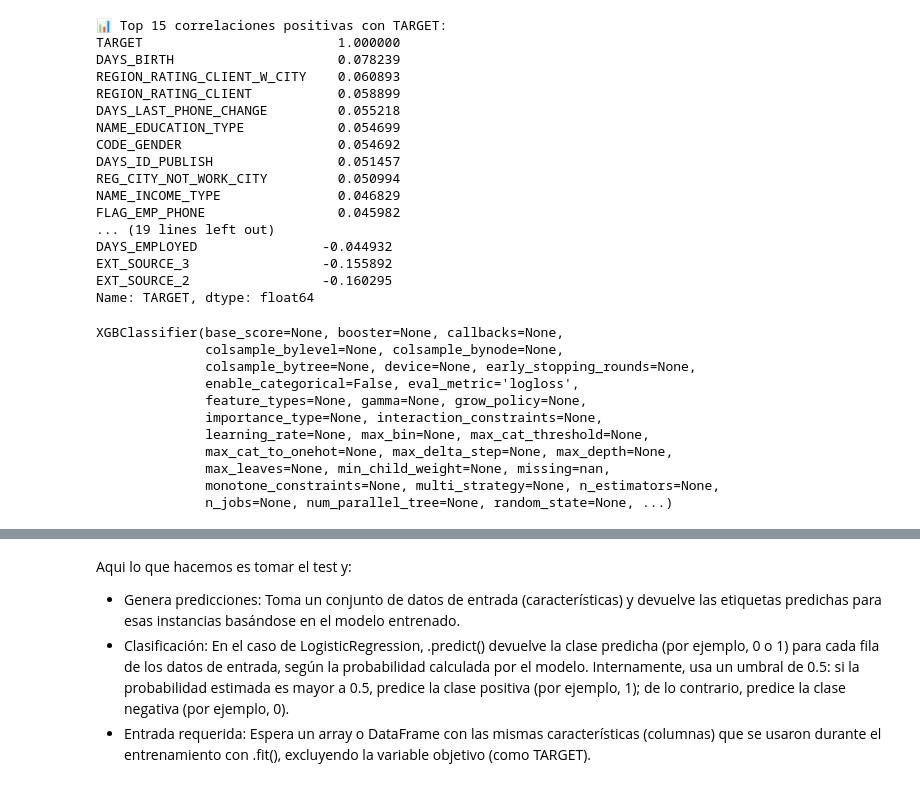
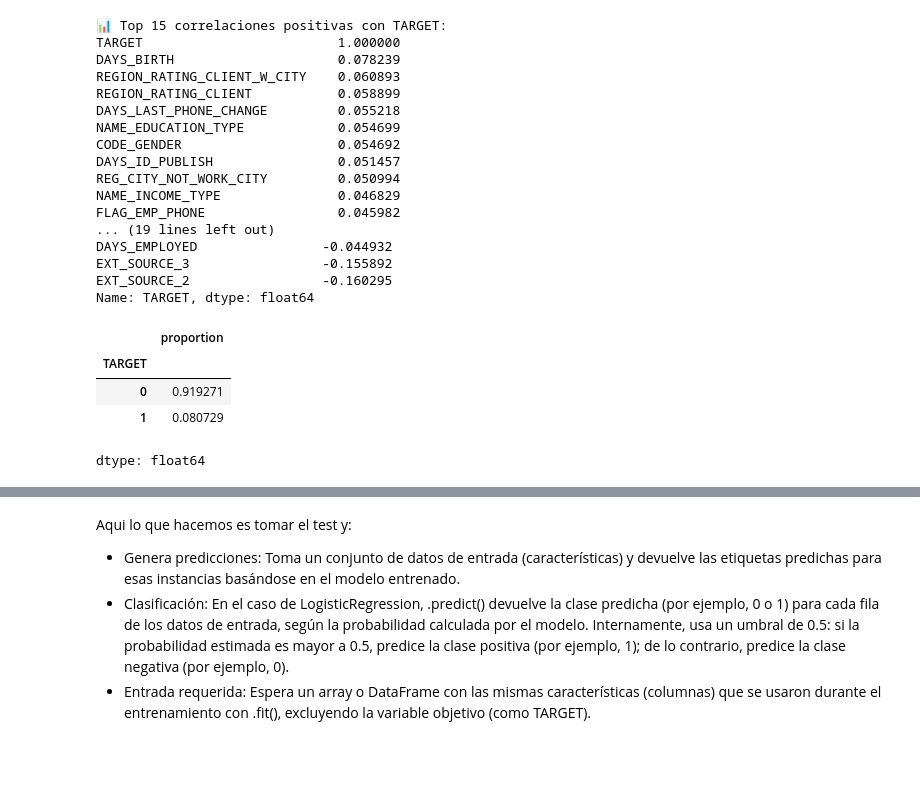
Before and after one commit to adasilvero/home-credit, a Jupyter notebook: home_credit_xgboost.ipynb, the cells around one changed output, grey strips where cells are left out. Drawn from its saved outputs; the diff is of its cells as text; code cells hidden in the pictures; blank space fills up the shorter version.

```diff
--- a/home_credit_xgboost.ipynb
+++ b/home_credit_xgboost.ipynb
@@ -864,3 +848,11 @@ from xgboost import XGBClassifier
+# %%
+train_data['TARGET'].value_counts(normalize=True)
+# %% [output]
+|  | proportion |
+| TARGET |  |
+| 0 | 0.919271 |
+| 1 | 0.080729 |
+dtype: float64
 # %%
 # Dividir el dataset en características (X) y objetivo (y) - Asegúrate de que 'train' esté definido
 X = train.drop(columns=["TARGET"])
@@ -887,20 +859,0 @@ X_train_70_res, y_train_70_res = smote.fit_resample(X_train_70, y_train_70)
-# %%
-# Entrenar el modelo para la división 80/20
-model80 = XGBClassifier(scale_pos_weight=5, eval_metric="logloss")
-model80.fit(X_train_80_res, y_train_80_res)
-
-# Entrenar el modelo para la división 70/30
-model70 = XGBClassifier(scale_pos_weight=5, eval_metric="logloss")
-model70.fit(X_train_70_res, y_train_70_res)
-# %% [output]
-XGBClassifier(base_score=None, booster=None, callbacks=None,
-              colsample_bylevel=None, colsample_bynode=None,
-              colsample_bytree=None, device=None, early_stopping_rounds=None,
-              enable_categorical=False, eval_metric='logloss',
-              feature_types=None, gamma=None, grow_policy=None,
-              importance_type=None, interaction_constraints=None,
-              learning_rate=None, max_bin=None, max_cat_threshold=None,
-              max_cat_to_onehot=None, max_delta_step=None, max_depth=None,
-              max_leaves=None, min_child_weight=None, missing=nan,
-              monotone_constraints=None, multi_strategy=None, n_estimators=None,
-              n_jobs=None, num_parallel_tree=None, random_state=None, ...)
```
Also changed, not shown: parts of 23 cells of this notebook.
